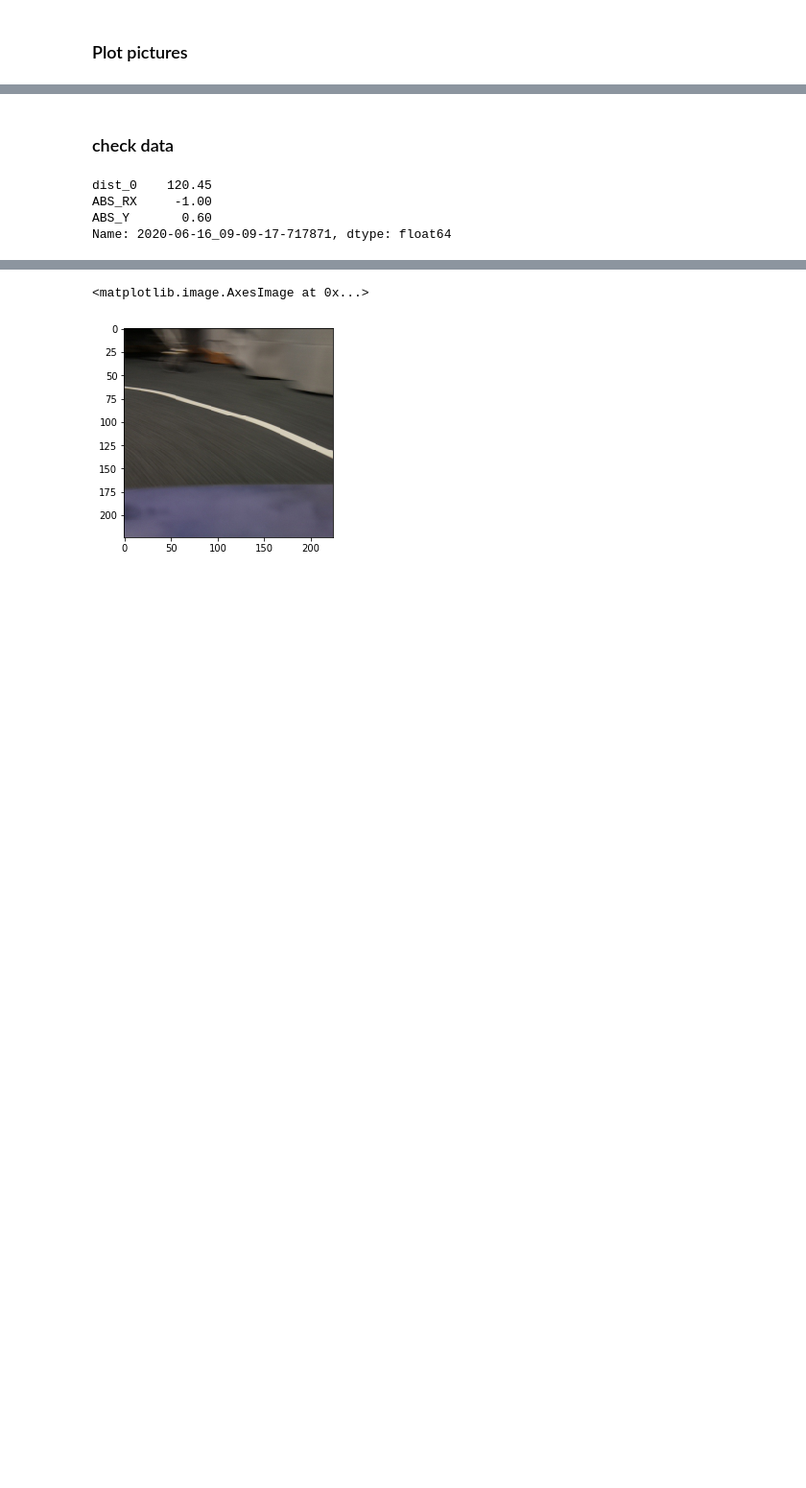
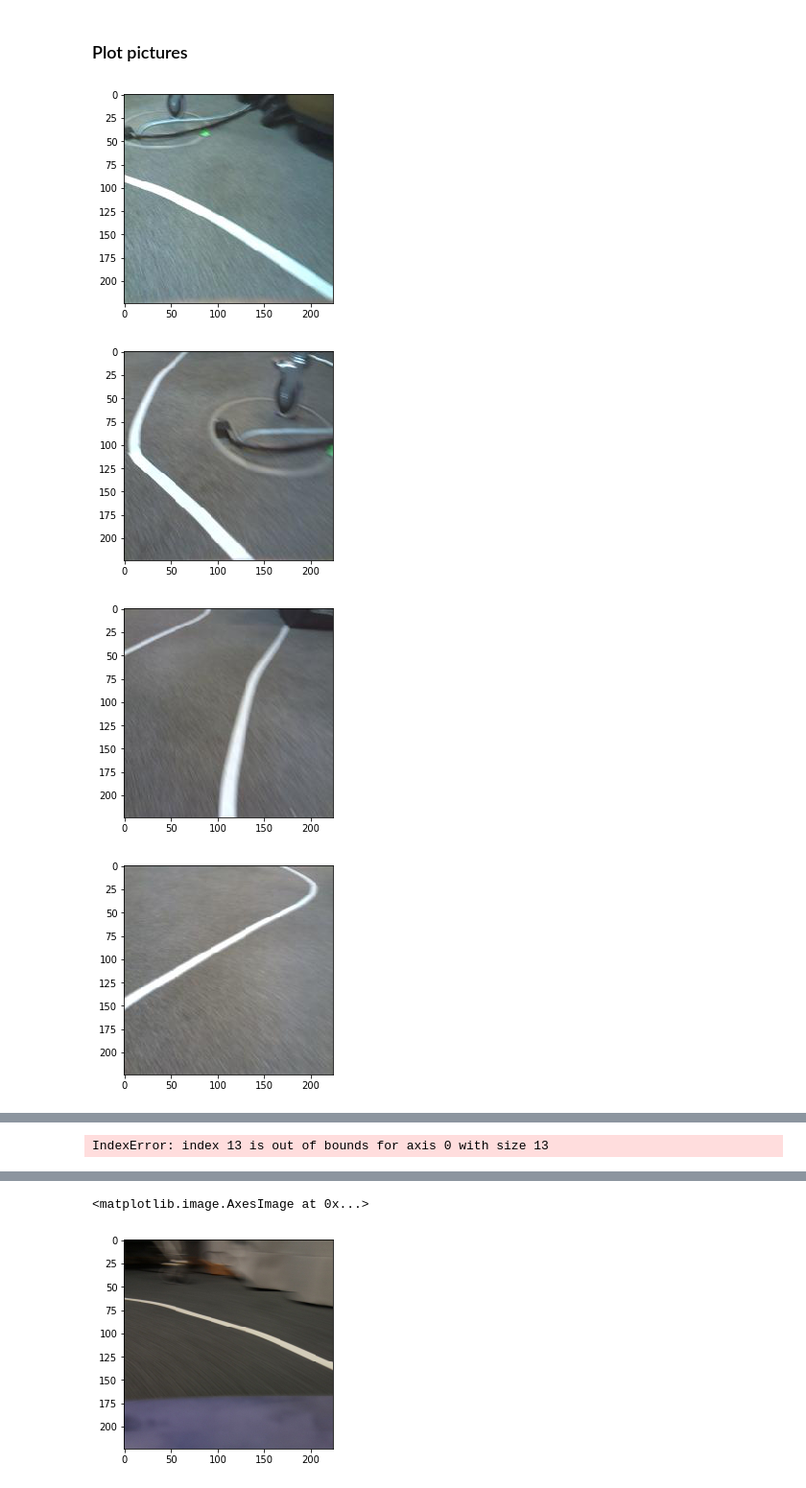
Before and after one commit to zepdev/self-driving-car, a Jupyter notebook: autopilot/load_data.ipynb, the cells around one changed output, grey strips where cells are left out. Shown at 96% size. Saved outputs shown, nothing was run; the diff lists cells and outputs as text; code cells hidden in the pictures; blank space fills up the shorter version.

```diff
--- a/autopilot/load_data.ipynb
+++ b/autopilot/load_data.ipynb
@@ -68,8 +98,11 @@ images = []
 for i, obj in enumerate(bucket.objects.filter(Prefix=prefix)):
 
     # Print progress
-    if i%100 == 0:
-        print(i)
+    #if i%100 == 0:
+    #    print(i)
+    if i<=230:
+        continue
+
 
     # Download to folder
     bucket.download_file(obj.key, destination+obj.key.split("/")[-1])
@@ -93,7 +125,12 @@ images.nbytes /(1024*1024)
 # %% [markdown]
 ### Plot pictures
 # %%
-# for i in range(5):
-#     img = images[i*5]
-#     plt.imshow(img)
-#     plt.show()
+for i in range(1,14,1):
+    img = images[i]
+    plt.imshow(img)
+    plt.show()
+# %% [output]
+[figure, added]
+[figure, added]
+[figure, added]
+[figure, added]
@@ -100,12 +145,6 @@ images.nbytes /(1024*1024)
+IndexError: index 13 is out of bounds for axis 0 with size 13
-# %% [markdown]
-### check data
 # %%
 # left, straight, right
 tstamps = ["2020-06-16_09-09-17-717871", "2020-06-16_09-04-01-009389", "2020-06-16_16-05-04-245544"]
 # %%
-df.loc["2020-06-16_09-09-17-717871"]
+#df.loc["2020-06-16_09-09-17-717871"]
-# %% [output]
-dist_0    120.45
-ABS_RX     -1.00
-ABS_Y       0.60
-Name: 2020-06-16_09-09-17-717871, dtype: float64
```
Also changed, not shown: parts of 11 cells of this notebook, 4 other files.
